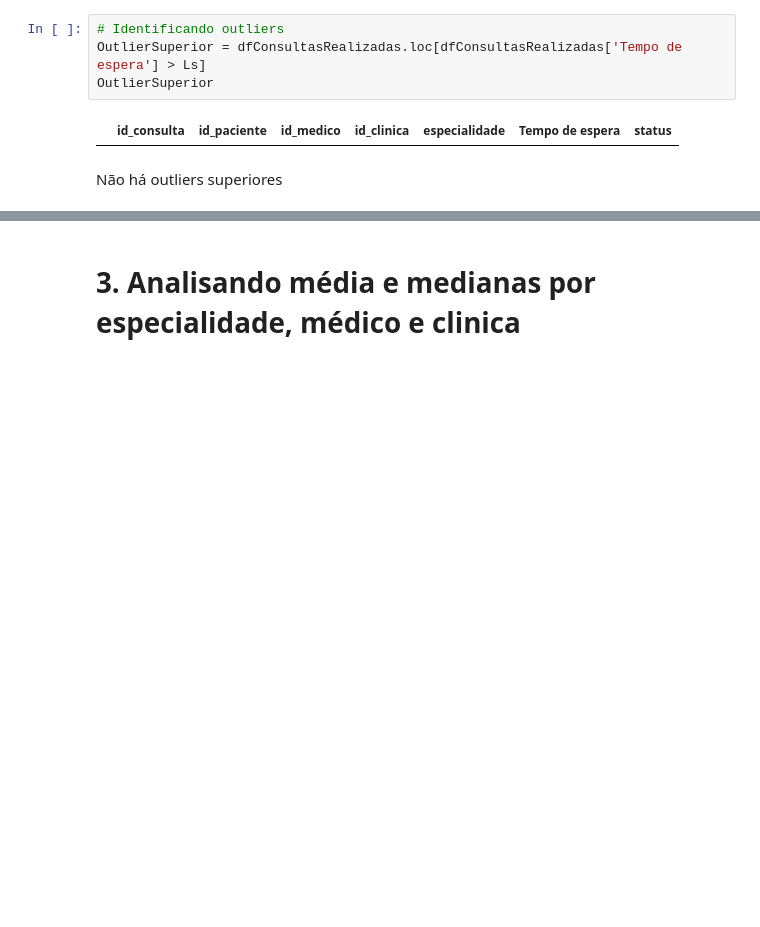
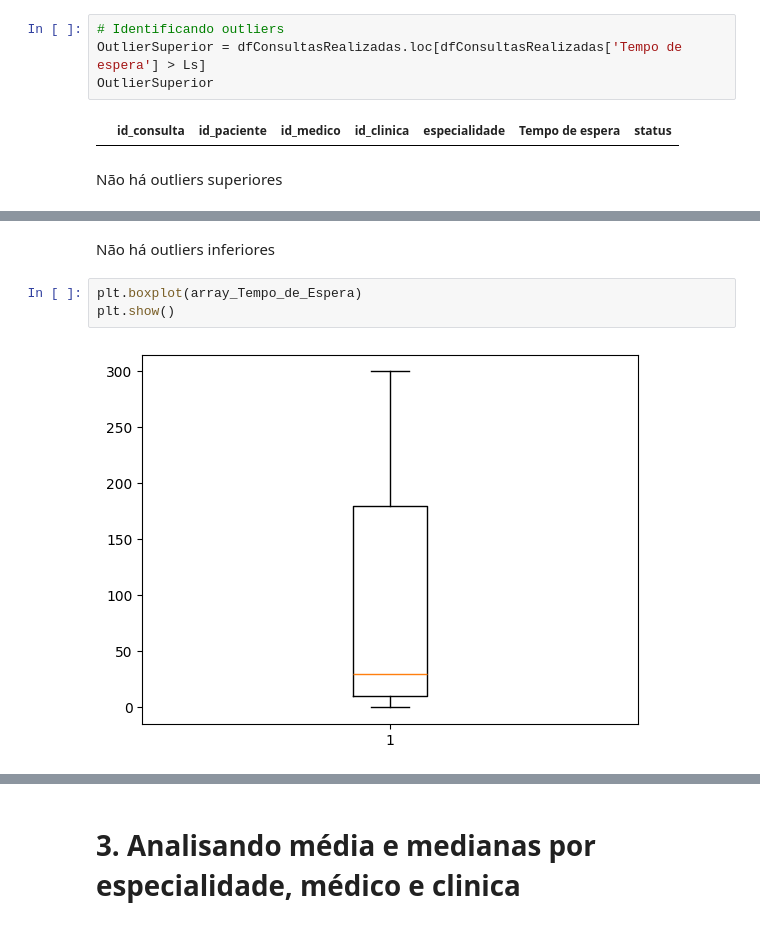
Before and after one commit to renanrib12/senac, a Jupyter notebook: Clinica.ipynb, the cells around one changed output, grey strips where cells are left out. Cells and saved outputs as stored; diff of their text form; blank space fills up the shorter version.

```diff
--- a/Clinica.ipynb
+++ b/Clinica.ipynb
@@ -248 +236,8 @@ OutlierInferior
+# %% [markdown]
+Não há outliers inferiores
+# %%
+plt.boxplot(array_Tempo_de_Espera)
+plt.show()
+# %% [output]
+[figure, added]
 # %% [markdown]
```
Also changed, not shown: parts of 9 cells of this notebook.
